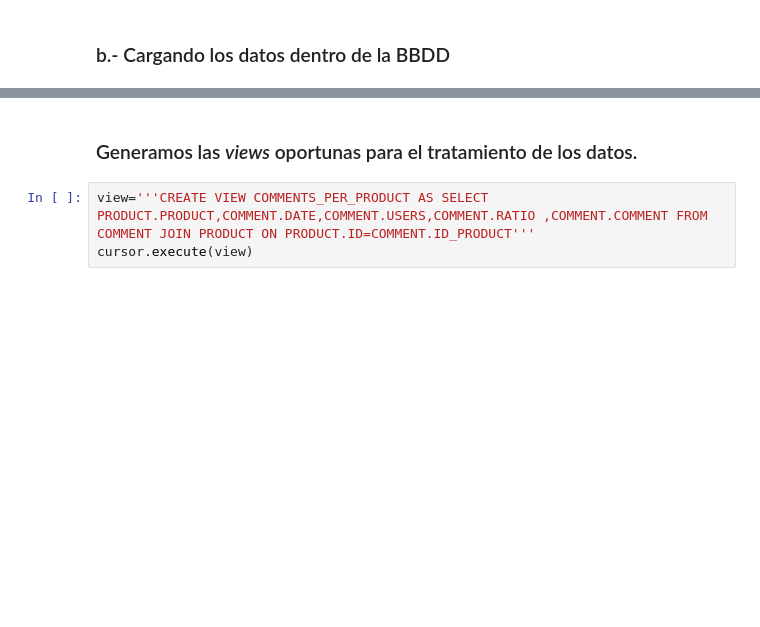
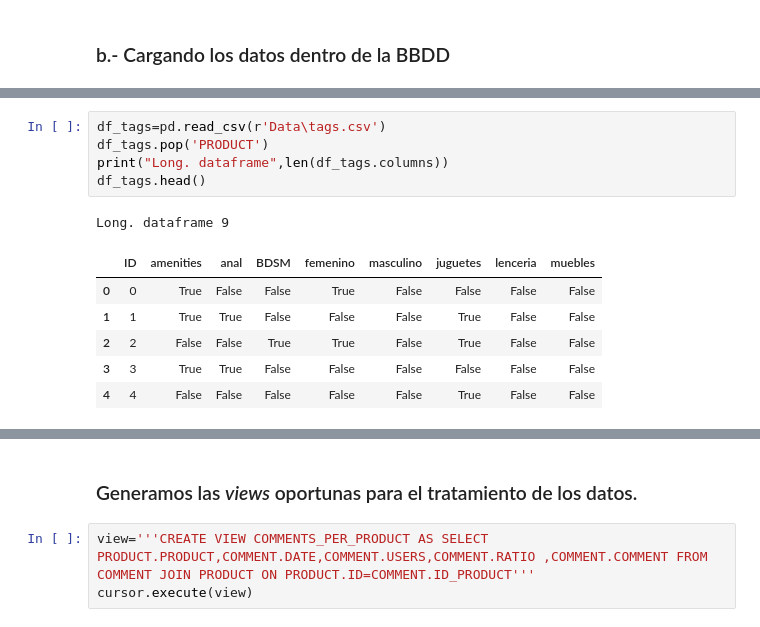
Before and after one commit to 75Engel/Proyecto_tienda_online, a Jupyter notebook: src/Notebook/sql.ipynb, the cells around one changed output, grey strips where cells are left out. Drawn from its saved outputs; the diff is of its cells as text; blank space fills up the shorter version.

```diff
--- a/src/Notebook/sql.ipynb
+++ b/src/Notebook/sql.ipynb
@@ -182,3 +259,16 @@ df_comments
+# %%
+df_tags=pd.read_csv(r'Data\tags.csv')
+df_tags.pop('PRODUCT')
+print("Long. dataframe",len(df_tags.columns))
+df_tags.head()
+# %% [output]
+Long. dataframe 9
+|  | ID | amenities | anal | BDSM | femenino | masculino | juguetes | lenceria | muebles |
+| 0 | 0 | True | False | False | True | False | False | False | False |
+| 1 | 1 | True | True | False | False | False | True | False | False |
+| 2 | 2 | False | False | True | True | False | True | False | False |
+| 3 | 3 | True | True | False | False | False | False | False | False |
+| 4 | 4 | False | False | False | False | False | True | False | False |
 # %%
 lista_products= df_products.values.tolist()                                                #   Pasamos a lista el dataframe
 
```
Also changed, not shown: parts of 15 cells of this notebook, 8 other files.
